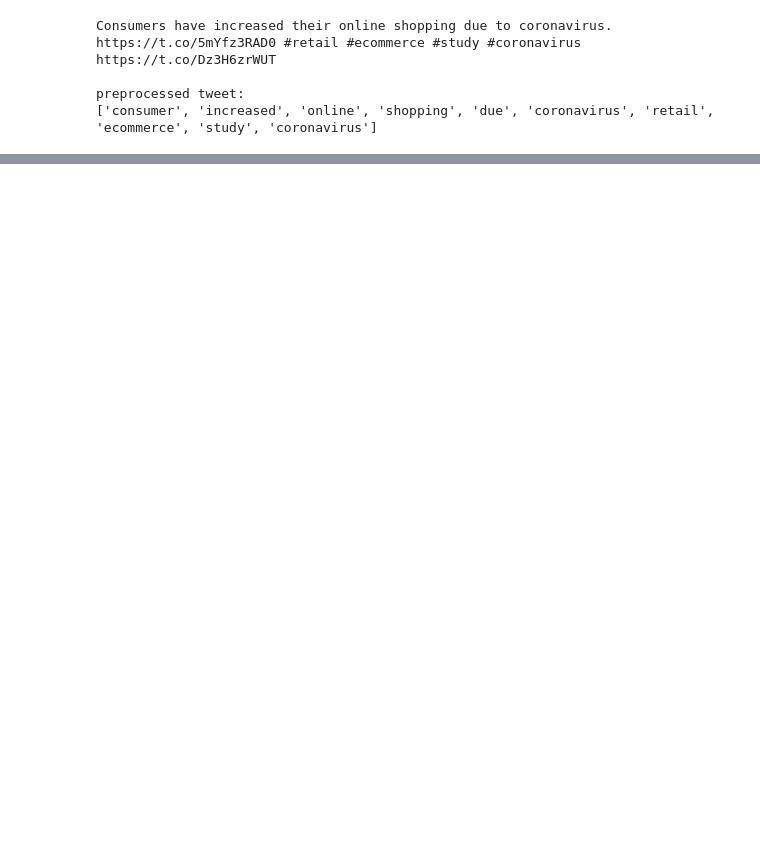
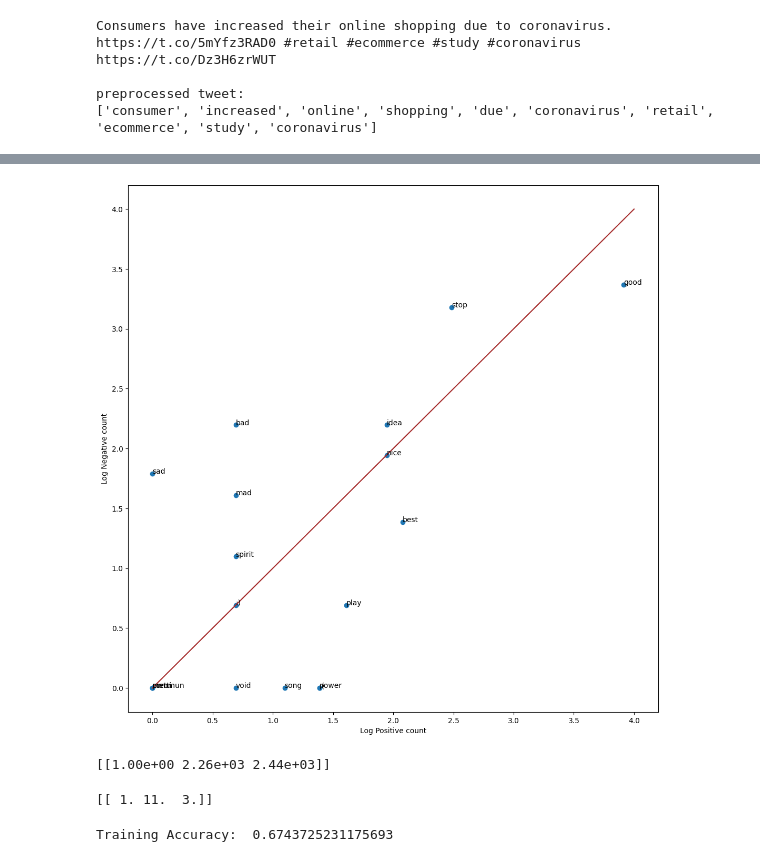
Before and after one commit to iopenattheclose/Xsentiment, a Jupyter notebook: xsentiment_analysis.ipynb, the cells around one changed output, grey strips where cells are left out. Cells and saved outputs as stored; diff of their text form; code cells hidden in the pictures; blank space fills up the shorter version.

```diff
--- a/xsentiment_analysis.ipynb
+++ b/xsentiment_analysis.ipynb
@@ -160,0 +174,13 @@ preprocessed tweet:
+# %%
+training_tweets = positive_train + negative_train
+# make a numpy array representing labels of the tweets
+labels = np.append(np.ones((len(positive_train))), np.zeros((len(negative_train))))
+# %%
+# create frequency dictionary
+freqs = build_freqs(training_tweets, labels)
+
+# check data typea
+print(f'type(freqs) = {type(freqs)}')
+
+# check length of the dictionary
+print(f'len(freqs) = {len(freqs)}')
@@ -160,0 +237,24 @@ preprocessed tweet:
+# %%
+fig, ax = plt.subplots(figsize = (13, 13))
+
+# convert positive raw counts to logarithmic scale. we add 1 to avoid log(0)
+x = np.log([x[1] + 1 for x in data])
+
+# do the same for the negative counts
+y = np.log([x[2] + 1 for x in data])
+
+# Plot a dot for each pair of words
+ax.scatter(x, y)
+
+# assign axis labels
+plt.xlabel("Log Positive count")
+plt.ylabel("Log Negative count")
+
+# Add the word as the label at the same position as you added the points just before
+for i in range(0, len(data)):
+    ax.annotate(data[i][0], (x[i], y[i]), fontsize=10)
+
+ax.plot([0, 4], [0, 4], color = 'brown') # Plot the red line that divides the 2 areas.
+plt.show()
+# %% [output]
+[figure, added]
@@ -160,0 +287,11 @@ preprocessed tweet:
+# %%
+train_x = training_tweets
+tmp1 = extract_features(train_x[0], freqs)
+print(tmp1)
+# %% [output]
+[[1.00e+00 2.26e+03 2.44e+03]]
+# %%
+tmp2 = extract_features('This batch is the best batch', freqs)
+print(tmp2)
+# %% [output]
+[[ 1. 11.  3.]]
@@ -160,0 +307,7 @@ preprocessed tweet:
+# %%
+from sklearn.linear_model import LogisticRegression
+clf = LogisticRegression().fit(X, Y)
+
+print("Training Accuracy: ",clf.score(X, Y))
+# %% [output]
+Training Accuracy:  0.6743725231175693
```
Also changed, not shown: parts of 10 cells of this notebook.
